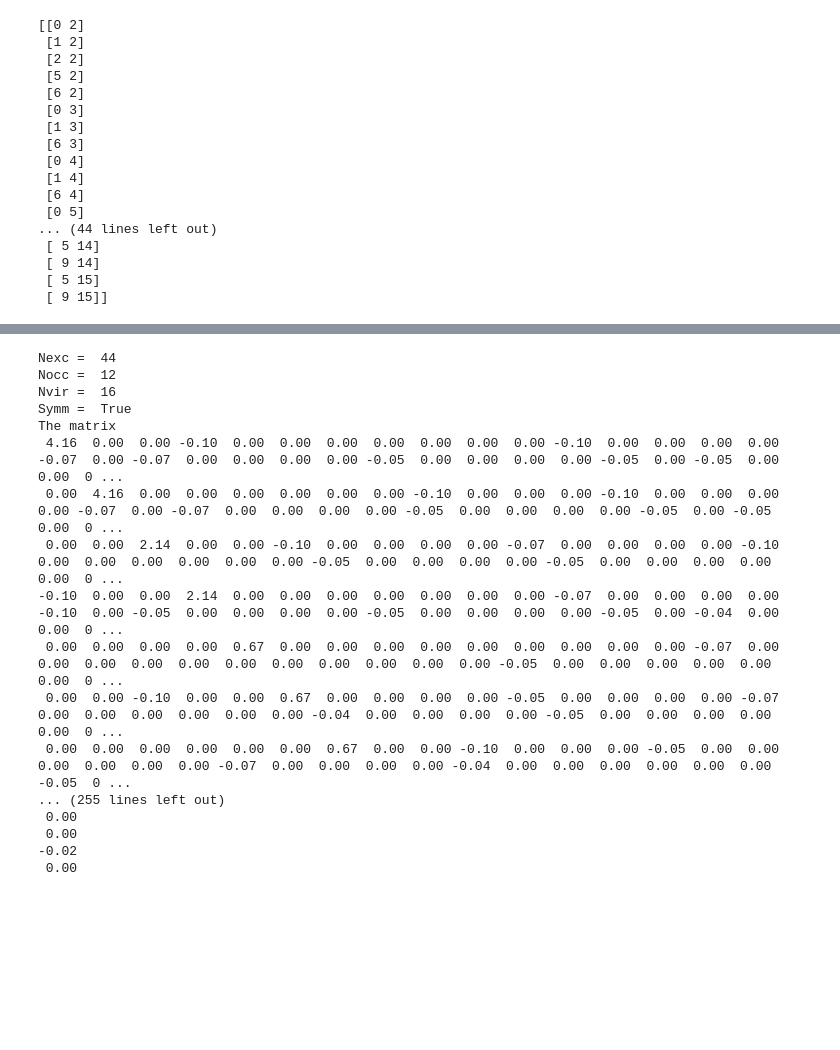
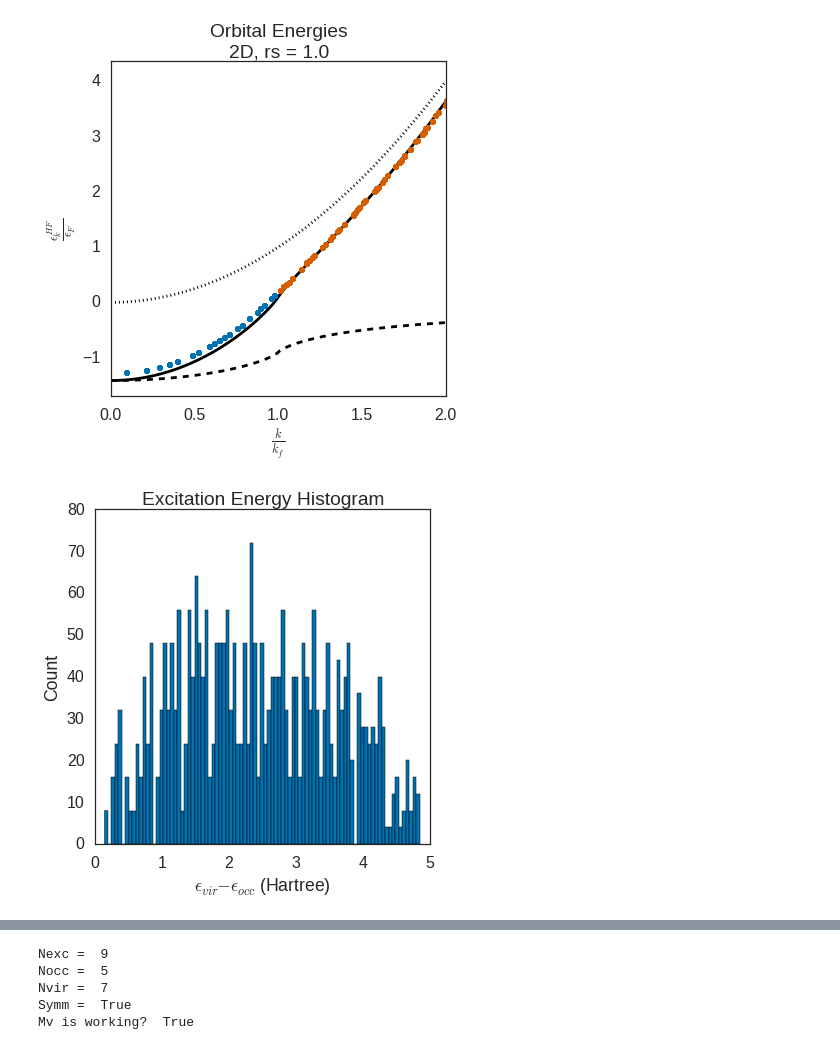
Before and after one commit to ecurtin2/HF-Stability, a Jupyter notebook: sourcefiles/heg_stability.ipynb, the cells around one changed output, grey strips where cells are left out. Drawn from its saved outputs; the diff is of its cells as text; code cells hidden in the pictures; blank space fills up the shorter version.

Commit message:
Pushed plotting down (MV is working)

```diff
--- a/sourcefiles/heg_stability.ipynb
+++ b/sourcefiles/heg_stability.ipynb
@@ -162,24 +16,21 @@ plt.show()
-# %%
-run.Nk = 8
-run.ndim = 2
-run.get_resulting_params()
-print run.vir_states
-print run.excitations
-# %% [output]
-[[0 2]
- [1 2]
- [2 2]
- [5 2]
- [6 2]
- [0 3]
- [1 3]
- [6 3]
- [0 4]
- [1 4]
- [6 4]
- [0 5]
-... (44 lines left out)
- [ 5 14]
- [ 9 14]
- [ 5 15]
- [ 9 15]]
+# %%
+run.Nk = 30
+run.ndim = 2
+run.rs = 1.0
+sns.set_palette('colorblind')
+sns.set_style('white')
+sns.set_context('poster')
+run.get_resulting_params()
+figlen = 6
+fig = plt.figure(figsize=(figlen,figlen))
+run.plot_energy()
+plt.show()
+fig = plt.figure(figsize=(figlen,figlen))
+run.plot_exc_hist()
+plt.show()
+fig = plt.figure(figsize=(figlen,figlen))
+run.plot_1stBZ(spec_alpha=0.20)
+plt.show()
+# %% [output]
+[figure, added]
+[figure, added]
@@ -186,34 +38,16 @@ print run.excitations
 # %%
 import sys
+run.Nk = 5
+run.ndim = 2
+run.get_resulting_params()
 print "Nexc = ", run.Nexc
 print "Nocc = ", run.Nocc
 print "Nvir = ", run.Nvir
 print "Symm = ", np.all(np.isclose(run.mattest.T, run.mattest))
-a = np.zeros(2*run.Nexc)
-a[0] = 1.0
-run.vectest = a
-run.mv_test()
-print 'The matrix'
-np.savetxt(sys.stdout, run.mattest, fmt='%5.2f')
-print 'builtin'
-np.savetxt(sys.stdout, run.vectest1, fmt='%5.2f')
-print 'custom'
-np.savetxt(sys.stdout, run.vectest2, fmt='%5.2f')
+print "Mv is working? ", run.mv_is_working()
 # %% [output]
-Nexc =  44
-Nocc =  12
-Nvir =  16
+Nexc =  9
+Nocc =  5
+Nvir =  7
 Symm =  True
-The matrix
- 4.16  0.00  0.00 -0.10  0.00  0.00  0.00  0.00  0.00  0.00  0.00 -0.10  0.00  0.00  0.00  0.00 -0.07  0.00 -0.07  0.00  0.00  0.00  0.00 -0.05  0.00  0.00  0.00  0.00 -0.05  0.00 -0.05  0.00  0.00  0 ...
- 0.00  4.16  0.00  0.00  0.00  0.00  0.00  0.00 -0.10  0.00  0.00  0.00 -0.10  0.00  0.00  0.00  0.00 -0.07  0.00 -0.07  0.00  0.00  0.00  0.00 -0.05  0.00  0.00  0.00  0.00 -0.05  0.00 -0.05  0.00  0 ...
- 0.00  0.00  2.14  0.00  0.00 -0.10  0.00  0.00  0.00  0.00 -0.07  0.00  0.00  0.00  0.00 -0.10  0.00  0.00  0.00  0.00  0.00  0.00 -0.05  0.00  0.00  0.00  0.00 -0.05  0.00  0.00  0.00  0.00  0.00  0 ...
--0.10  0.00  0.00  2.14  0.00  0.00  0.00  0.00  0.00  0.00  0.00 -0.07  0.00  0.00  0.00  0.00 -0.10  0.00 -0.05  0.00  0.00  0.00  0.00 -0.05  0.00  0.00  0.00  0.00 -0.05  0.00 -0.04  0.00  0.00  0 ...
- 0.00  0.00  0.00  0.00  0.67  0.00  0.00  0.00  0.00  0.00  0.00  0.00  0.00  0.00 -0.07  0.00  0.00  0.00  0.00  0.00  0.00  0.00  0.00  0.00  0.00  0.00 -0.05  0.00  0.00  0.00  0.00  0.00  0.00  0 ...
- 0.00  0.00 -0.10  0.00  0.00  0.67  0.00  0.00  0.00  0.00 -0.05  0.00  0.00  0.00  0.00 -0.07  0.00  0.00  0.00  0.00  0.00  0.00 -0.04  0.00  0.00  0.00  0.00 -0.05  0.00  0.00  0.00  0.00  0.00  0 ...
- 0.00  0.00  0.00  0.00  0.00  0.00  0.67  0.00  0.00 -0.10  0.00  0.00  0.00 -0.05  0.00  0.00  0.00  0.00  0.00  0.00 -0.07  0.00  0.00  0.00  0.00 -0.04  0.00  0.00  0.00  0.00  0.00  0.00 -0.05  0 ...
-... (255 lines left out)
- 0.00
- 0.00
--0.02
- 0.00
+Mv is working?  True
```
Also changed, not shown: parts of 10 cells of this notebook, 10 other files.
